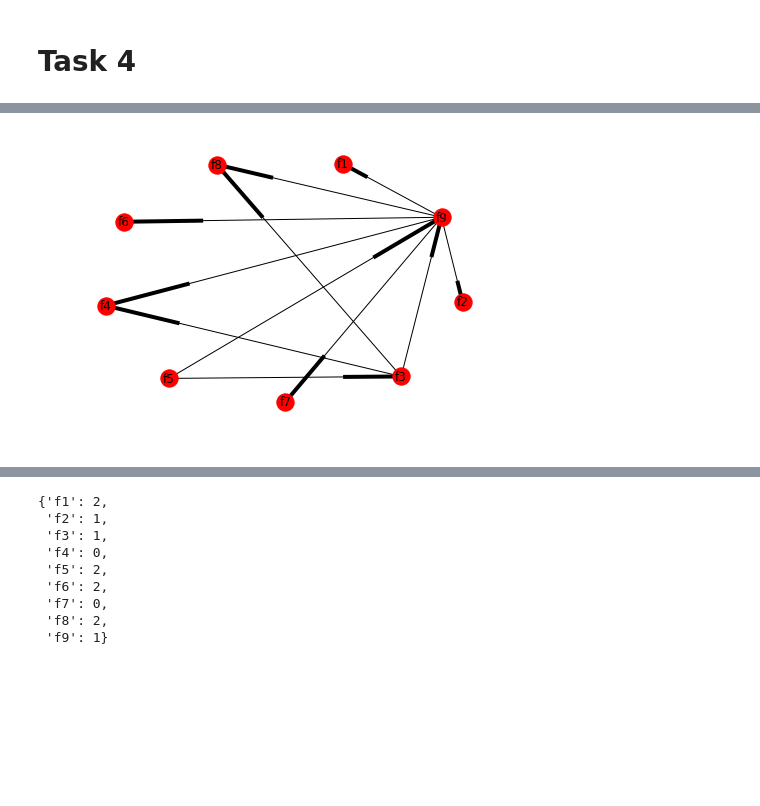
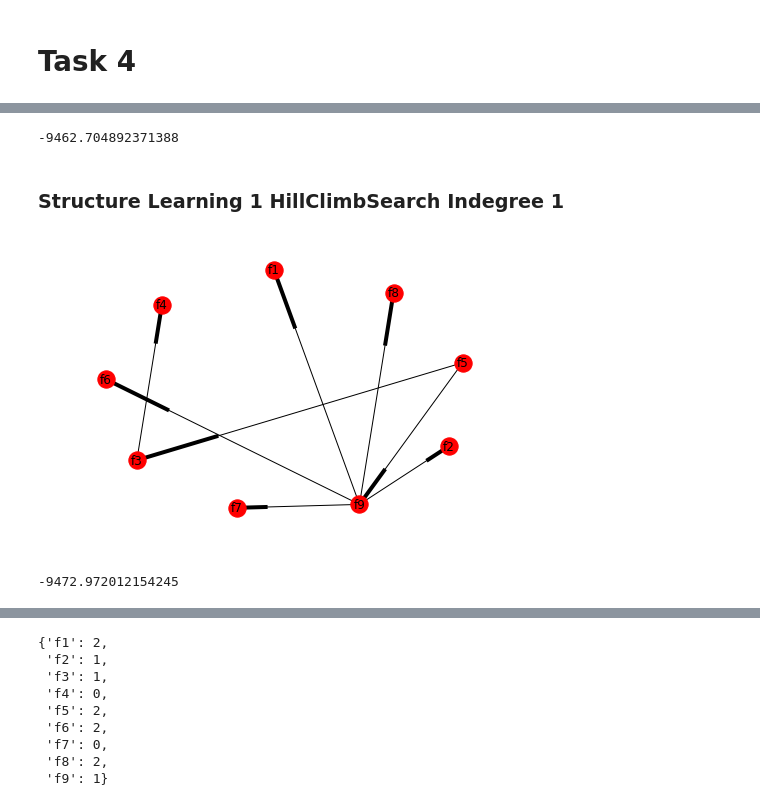
Before and after one commit to pratik-kubal/AML-PGM-1, a Jupyter notebook: Task1.ipynb, the cells around one changed output, grey strips where cells are left out. Drawn from its saved outputs; the diff is of its cells as text; code cells hidden in the pictures; blank space fills up the shorter version.

Commit message:
Added MMHC for task 4 and indegree 1 network Fixed some things COmpleted the project

```diff
--- a/Task1.ipynb
+++ b/Task1.ipynb
@@ -1160,5 +1136,17 @@ task4Model = hc.estimate()
+# %%
+k2Task4.score(task4Model)
+# %% [output]
+-9462.704892371388
+# %% [markdown]
+### Structure Learning 1 HillClimbSearch Indegree 1
 # %%
-nx.draw(task4Model, with_labels=True)
+task4Model_indeg1 = hc.estimate(max_indegree=1)
+
+nx.draw(task4Model_indeg1, with_labels=True)
 plt.show()
 # %% [output]
-[figure, old version]
+[figure, new version]
+# %%
+k2Task4.score(task4Model_indeg1)
+# %% [output]
+-9472.972012154245
```
Also changed, not shown: parts of 49 cells of this notebook.
